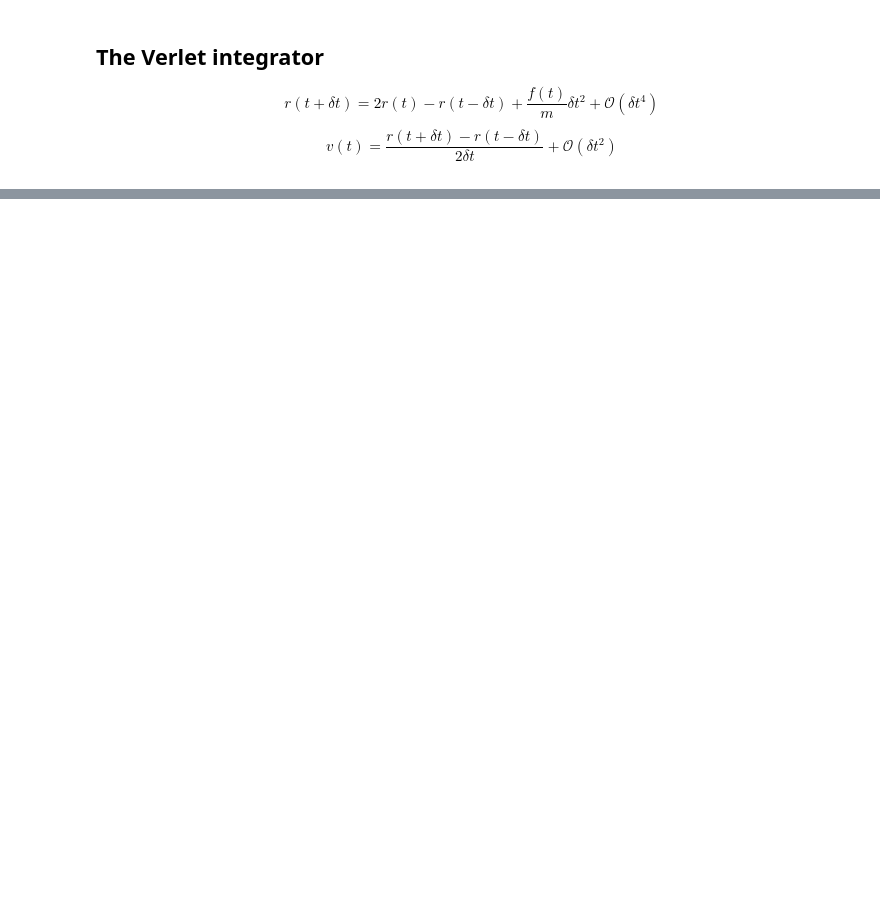
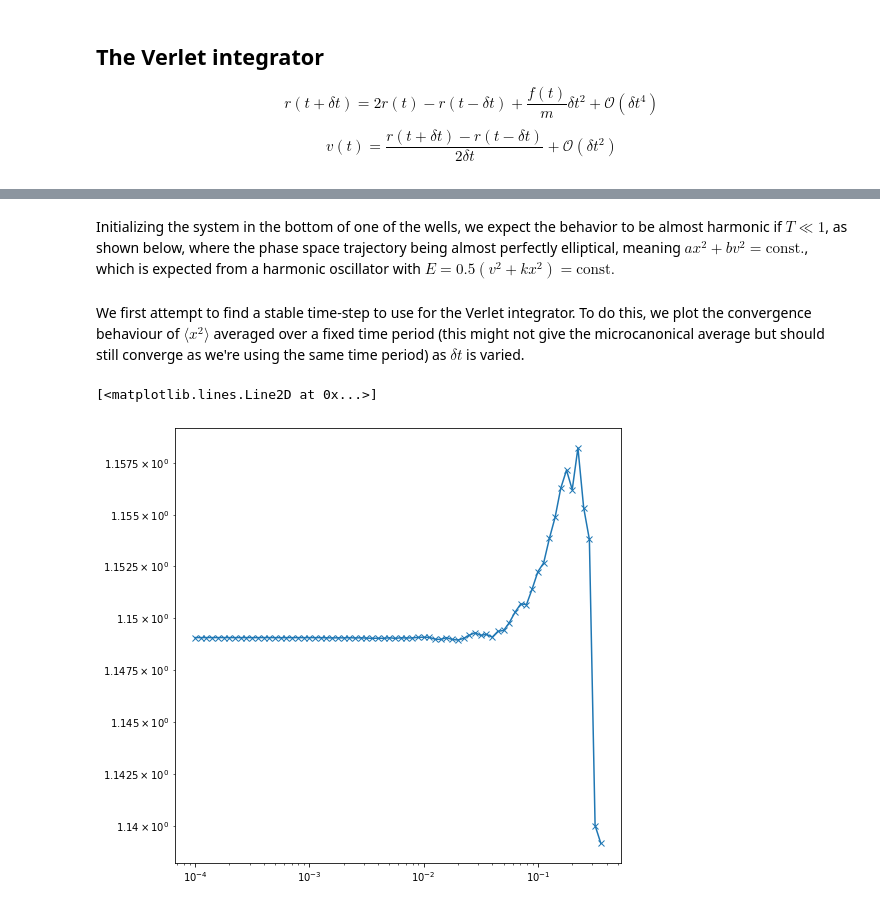
Before and after one commit to brianz98/chem-536-final-project, a Jupyter notebook: anharmonic-oscillator-molecular-dynamics.ipynb, the cells around one changed output, grey strips where cells are left out. Saved outputs shown, nothing was run; the diff lists cells and outputs as text; code cells hidden in the pictures; blank space fills up the shorter version.

```diff
--- a/anharmonic-oscillator-molecular-dynamics.ipynb
+++ b/anharmonic-oscillator-molecular-dynamics.ipynb
@@ -89,0 +156,18 @@ class AnharmParticle:
+# %% [markdown]
+Initializing the system in the bottom of one of the wells, we expect the behavior to be almost harmonic if $T\ll 1$, as shown below, where the phase space trajectory being almost perfectly elliptical, meaning $ax^2+bv^2=\mathrm{const.}$, which is expected from a harmonic oscillator with $E=0.5(v^2+kx^2)=\mathrm{const.}$
+# %% [markdown]
+We first attempt to find a stable time-step to use for the Verlet integrator. To do this, we plot the convergence behaviour of $\langle x^2\rangle$ averaged over a fixed time period (this might not give the microcanonical average but should still converge as we're using the same time period) as $\delta t$ is varied.
+# %%
+dts = np.arange(-4,-0.4,0.05)
+dts = 10**dts
+x2 = np.zeros(len(dts))
+for i, dt in enumerate(dts):
+    p1 = AnharmParticle(dt, 25, x0=-1, v0=None, temp=3)
+    p1.run_MD()
+    x2[i] = p1.getx2avg()
+
+f,ax = plt.subplots(figsize=(8,8))
+ax.loglog(dts, x2, marker='x')
+# %% [output]
+[<matplotlib.lines.Line2D at 0x...>]
+[figure, added]
```
Also changed, not shown: parts of 22 cells of this notebook, 1 other file.
